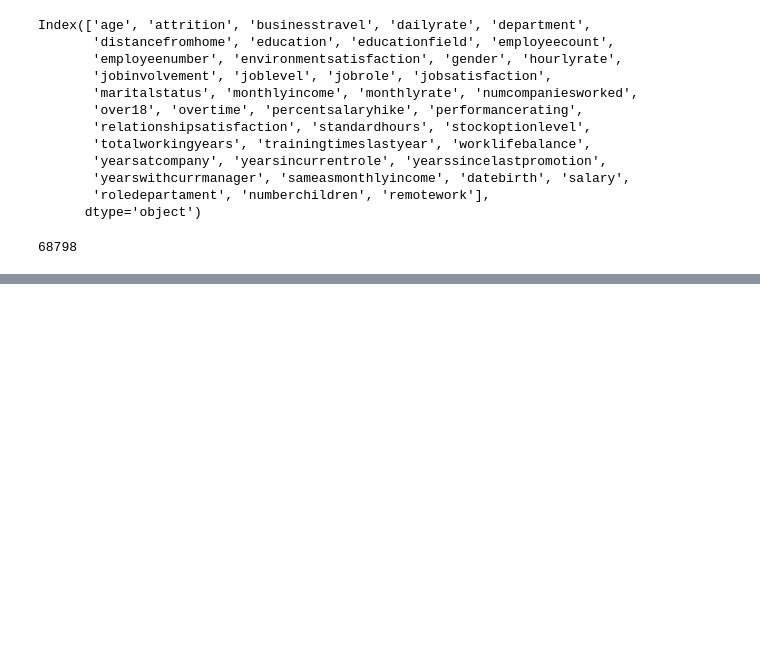
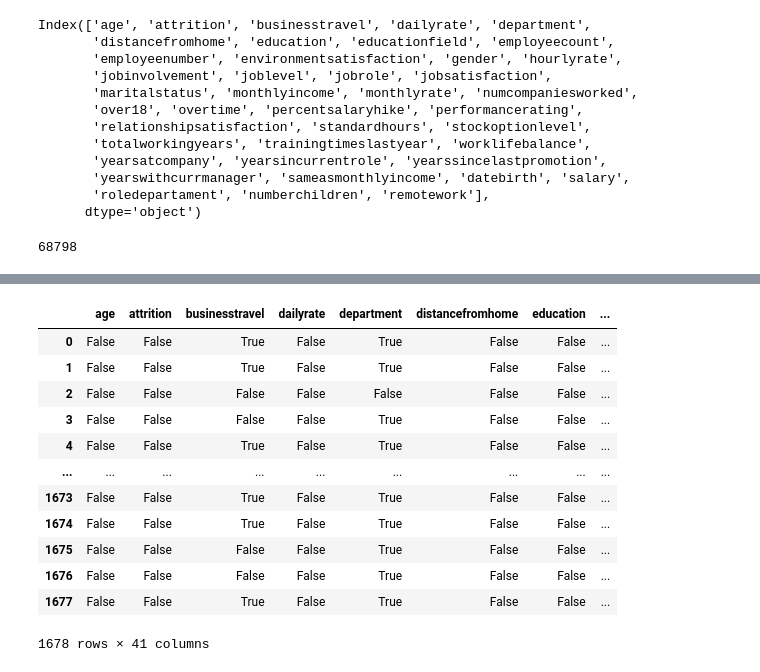
Before and after one commit to ana-nobre/Talent-Optimization-for-Corporation-HR-Data-Analytics, a Jupyter notebook: lectura.ipynb, the cells around one changed output, grey strips where cells are left out. Cells and saved outputs as stored; diff of their text form; code cells hidden in the pictures; blank space fills up the shorter version.

```diff
--- a/lectura.ipynb
+++ b/lectura.ipynb
@@ -48,0 +66,16 @@ df_datos_abc
+# %%
+df_datos_abc.isnull() #posición de los nulos
+# %% [output]
+|  | age | attrition | businesstravel | dailyrate | department | distancefromhome | education | ... |
+| 0 | False | False | True | False | True | False | False | ... |
+| 1 | False | False | True | False | True | False | False | ... |
+| 2 | False | False | False | False | False | False | False | ... |
+| 3 | False | False | False | False | True | False | False | ... |
+| 4 | False | False | True | False | True | False | False | ... |
+| ... | ... | ... | ... | ... | ... | ... | ... | ... |
+| 1673 | False | False | True | False | True | False | False | ... |
+| 1674 | False | False | True | False | True | False | False | ... |
+| 1675 | False | False | False | False | True | False | False | ... |
+| 1676 | False | False | False | False | True | False | False | ... |
+| 1677 | False | False | True | False | True | False | False | ... |
+1678 rows × 41 columns
```
Also changed, not shown: parts of 18 cells of this notebook.
